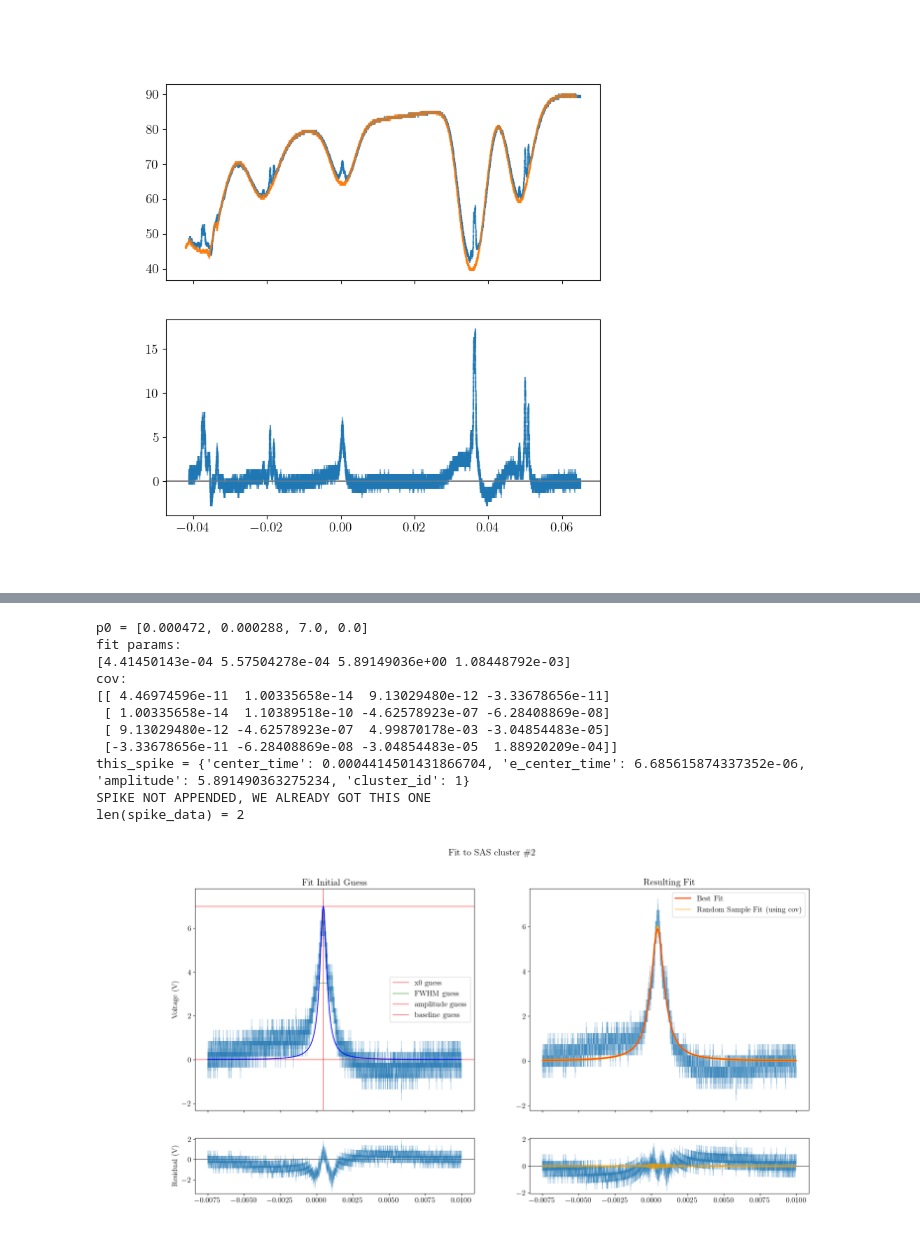
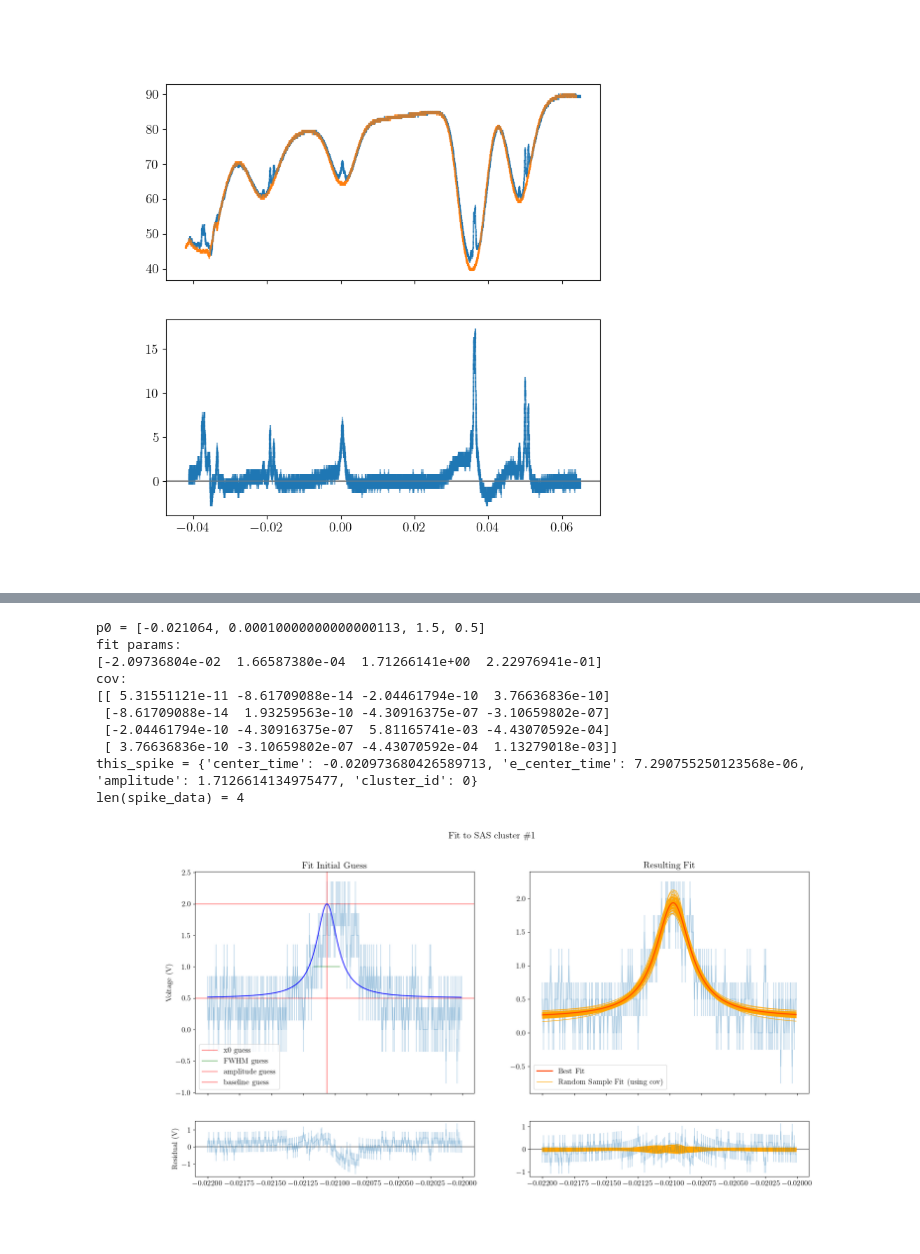
Before and after one commit to andres-luengo/alden-andres-max-most-dangerous-4450-trio, a Jupyter notebook: rb-spectroscopy/fit_no_mag.ipynb, the cells around one changed output, grey strips where cells are left out. Drawn from its saved outputs; the diff is of its cells as text; code cells hidden in the pictures.

Commit message:
FIT ALL THE SAS SPIKES !

```diff
--- a/rb-spectroscopy/fit_no_mag.ipynb
+++ b/rb-spectroscopy/fit_no_mag.ipynb
@@ -32,0 +37,3 @@ diff_ax.axhline(0., color="gray")
+# %%
+def triple_lorentzian(x, x00, g0, a0, x01, g1, a1, x02, g2, a2, offset):
+    return Lorentzian(x, x00, g0, a0, 0.) + Lorentzian(x, x01, g1, a1, 0.) + Lorentzian(x, x02, g2, a2, 0.) + offset
@@ -113,17 +234,16 @@ def fit_spike(x_low, x_high, cluster_n):
 
     print(f"{len(spike_data) = }")
 # %%
-fit_spike(-.0075, 0.01, 1)
+fit_spike(-.022, -.02, 0)
 # %% [output]
-p0 = [0.000472, 0.000288, 7.0, 0.0]
+p0 = [-0.021064, 0.00010000000000000113, 1.5, 0.5]
 fit params:
-[4.41450143e-04 5.57504278e-04 5.89149036e+00 1.08448792e-03]
+[-2.09736804e-02  1.66587380e-04  1.71266141e+00  2.22976941e-01]
 cov:
-[[ 4.46974596e-11  1.00335658e-14  9.13029480e-12 -3.33678656e-11]
- [ 1.00335658e-14  1.10389518e-10 -4.62578923e-07 -6.28408869e-08]
- [ 9.13029480e-12 -4.62578923e-07  4.99870178e-03 -3.04854483e-05]
- [-3.33678656e-11 -6.28408869e-08 -3.04854483e-05  1.88920209e-04]]
-this_spike = {'center_time': 0.0004414501431866704, 'e_center_time': 6.685615874337352e-06, 'amplitude': 5.891490363275234, 'cluster_id': 1}
-SPIKE NOT APPENDED, WE ALREADY GOT THIS ONE
-len(spike_data) = 2
+[[ 5.31551121e-11 -8.61709088e-14 -2.04461794e-10  3.76636836e-10]
+ [-8.61709088e-14  1.93259563e-10 -4.30916375e-07 -3.10659802e-07]
+ [-2.04461794e-10 -4.30916375e-07  5.81165741e-03 -4.43070592e-04]
+ [ 3.76636836e-10 -3.10659802e-07 -4.43070592e-04  1.13279018e-03]]
+this_spike = {'center_time': -0.020973680426589713, 'e_center_time': 7.290755250123568e-06, 'amplitude': 1.7126614134975477, 'cluster_id': 0}
+len(spike_data) = 4
-[figure, old version]
+[figure, new version]
```
Also changed, not shown: parts of 11 cells of this notebook, 2 other files.
